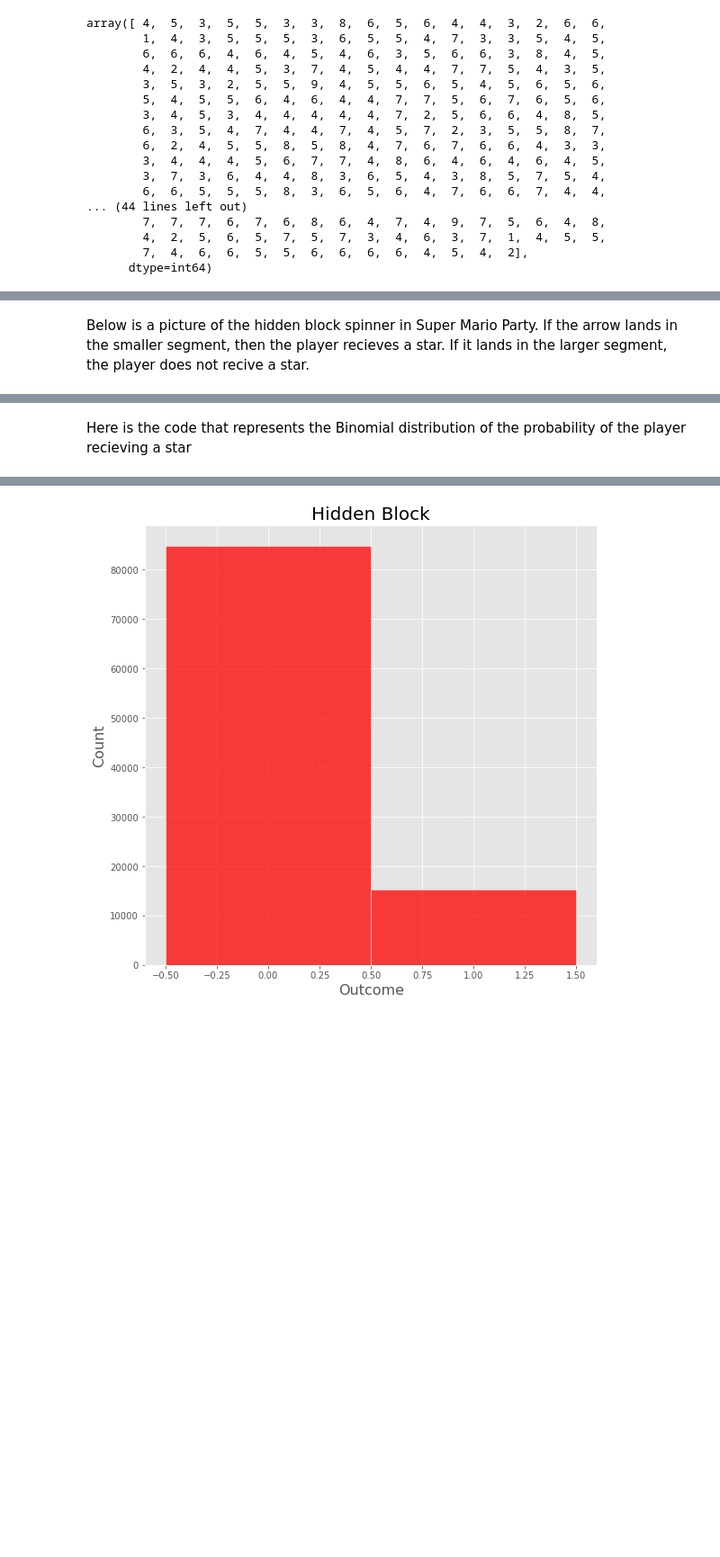
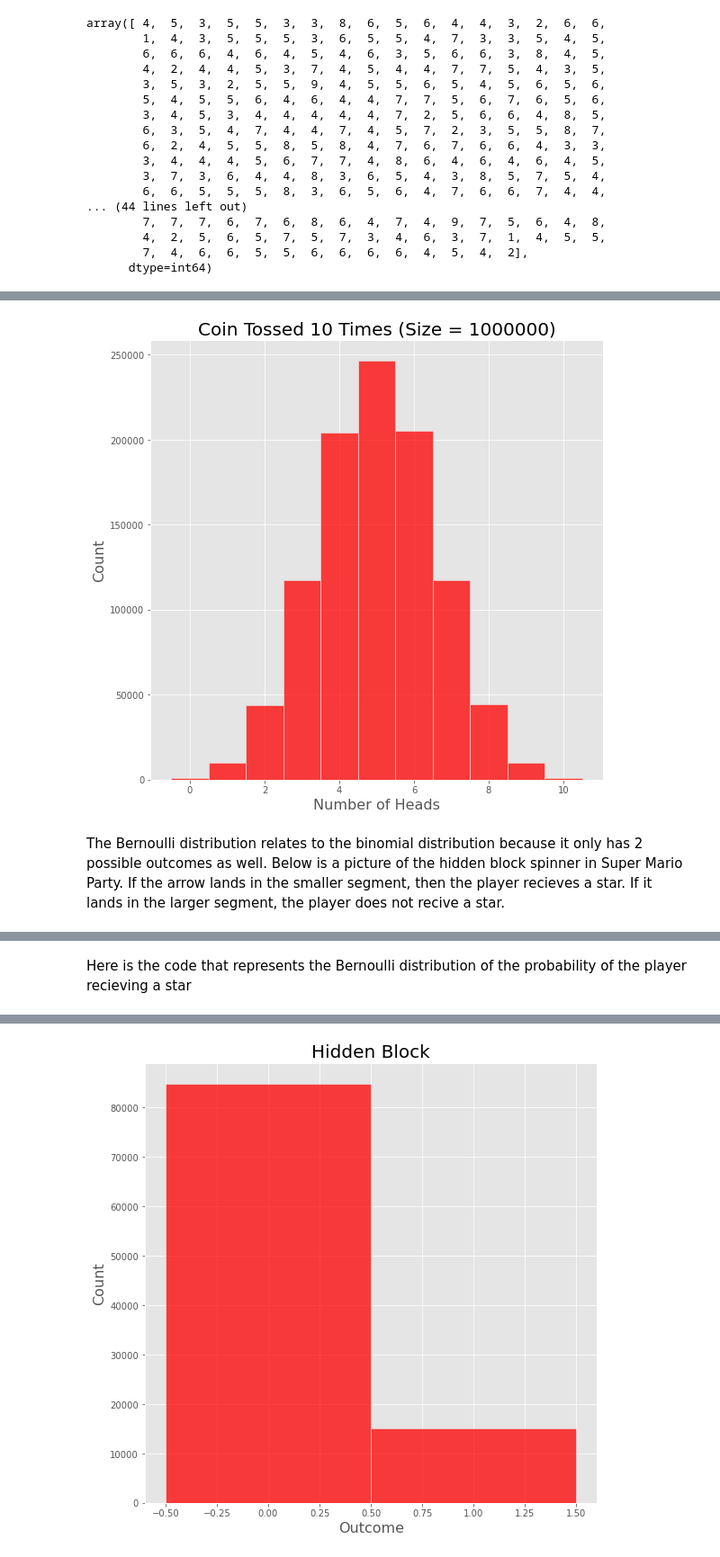
Before and after one commit to Cormac88/the-numpy.random-package, a Jupyter notebook: numpy.random.ipynb, the cells around one changed output, grey strips where cells are left out. Shown: that part at 90% size. Drawn from its saved outputs; the diff is of its cells as text; code cells hidden in the pictures; blank space fills up the shorter version.

```diff
--- a/numpy.random.ipynb
+++ b/numpy.random.ipynb
@@ -1076,7 +1110,13 @@ array([ 4,  5,  3,  5,  5,  3,  3,  8,  6,  5,  6,  4,  4,  3,  2,  6,  6,
+# %%
+coin_toss_hist2 = hist_plotting(coin_toss_2, 'Number of Heads', 'Count',
+                               "Coin Tossed 10 Times (Size = 1000000)",
+                               discrete=True)
+# %% [output]
+[figure, added]
 # %% [markdown]
-Below is a picture of the hidden block spinner in Super Mario Party. If the arrow lands in the smaller segment, then the player recieves a star. If it lands in the larger segment, the player does not recive a star.
+The Bernoulli distribution relates to the binomial distribution because it only has 2 possible outcomes as well.  Below is a picture of the hidden block spinner in Super Mario Party. If the arrow lands in the smaller segment, then the player recieves a star. If it lands in the larger segment, the player does not recive a star.
 # %% [markdown]
 ![Hidden Block](https://mario.wiki.gallery/images/9/98/SMP_Powderkeg_Hidden_Block.jpg)
 # %% [markdown]
-Here is the code that represents the Binomial distribution of the probability of the player recieving a star
+Here is the code that represents the Bernoulli distribution of the probability of the player recieving a star
 # %%
```
Also changed, not shown: parts of 41 cells of this notebook, 1 other file.
